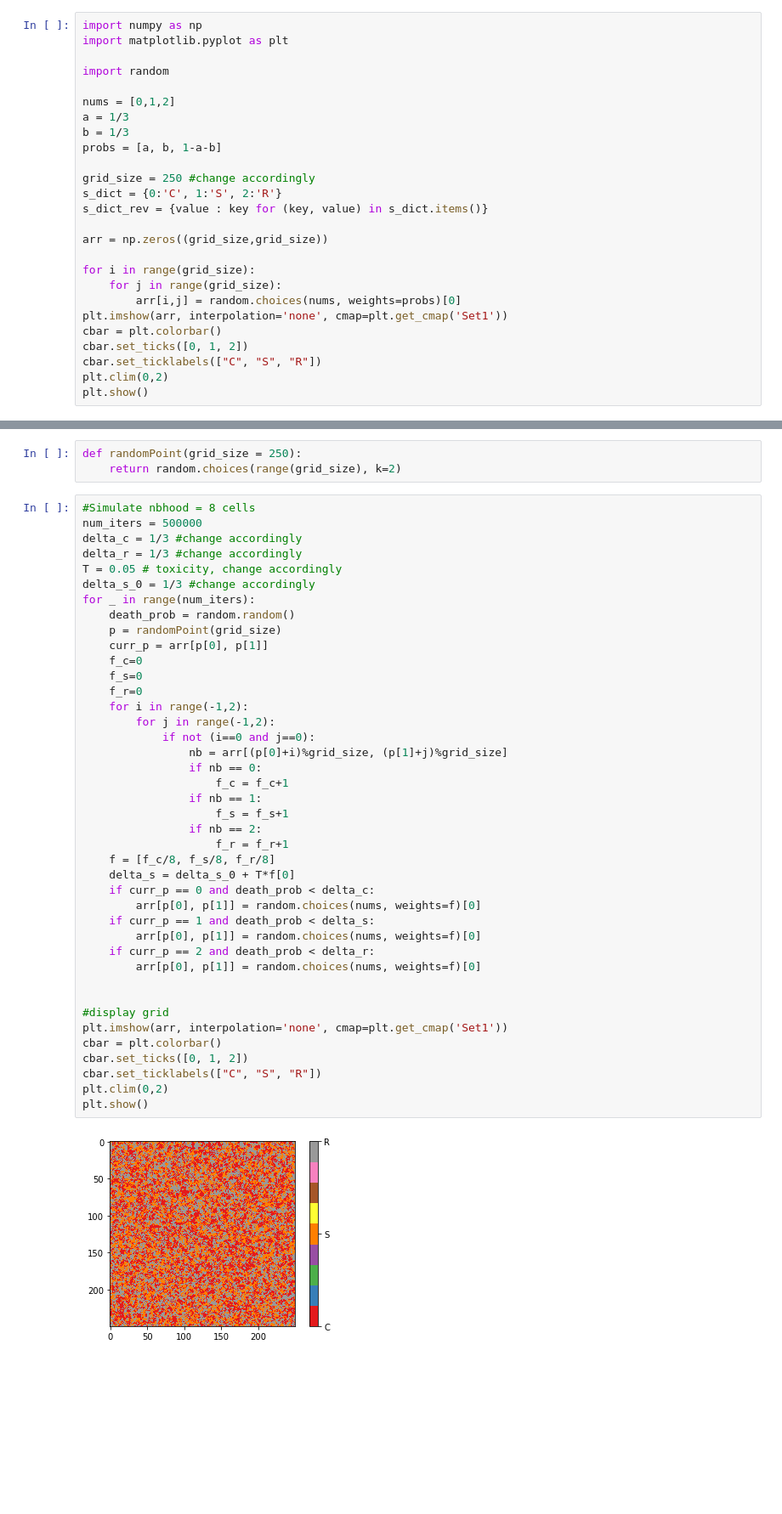
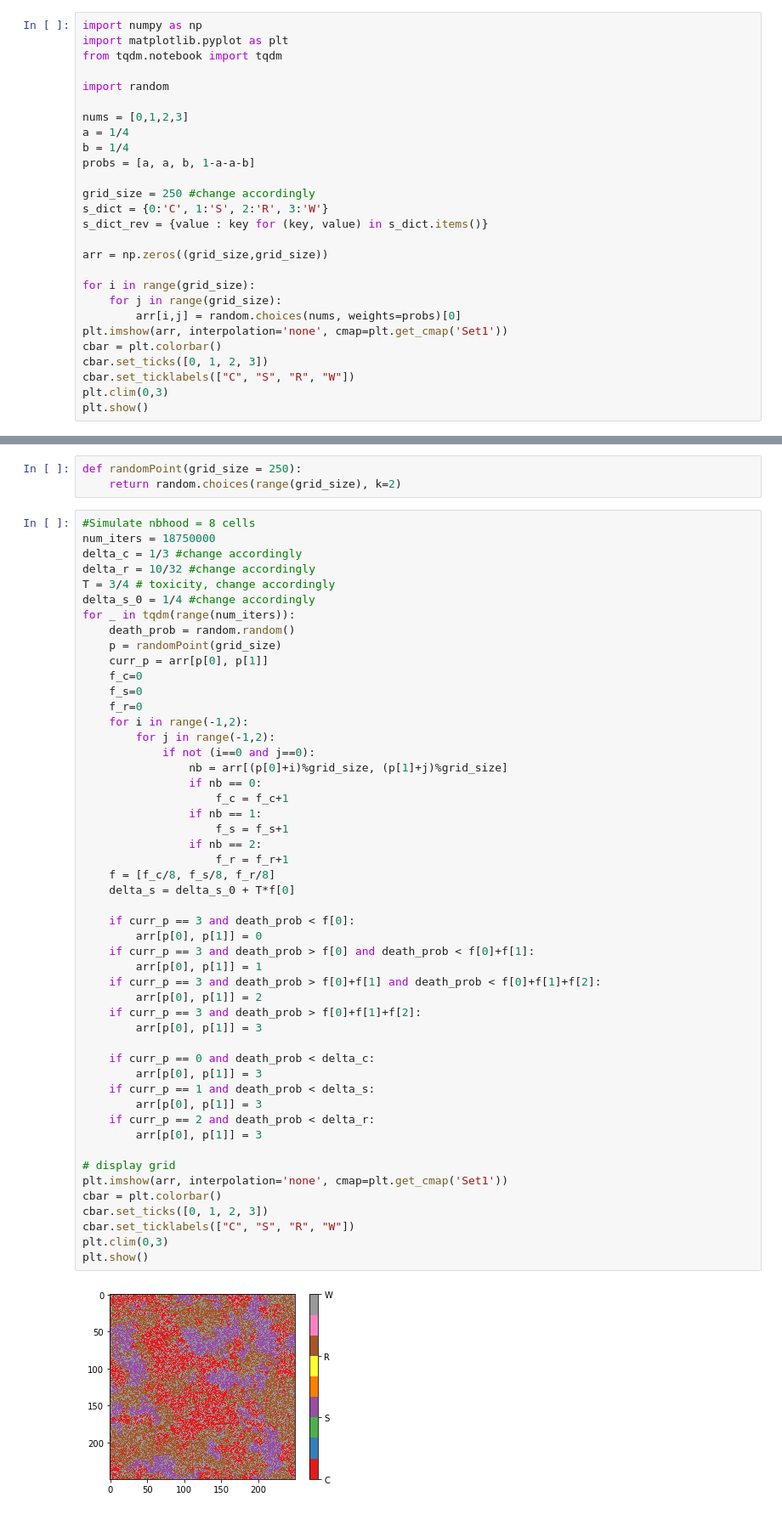
Before and after one commit to Bozcomlekci/CSR_Cell_Competition, a Jupyter notebook: CSR_Simulation.ipynb, the cells around one changed output, grey strips where cells are left out. Shown at 85% size. Cells and saved outputs as stored; diff of their text form; blank space fills up the shorter version.

```diff
--- a/CSR_Simulation.ipynb
+++ b/CSR_Simulation.ipynb
@@ -11,16 +11,17 @@ Link to the article: [Local dispersal promotes biodiversity in a real-life game
 # %%
 import numpy as np
 import matplotlib.pyplot as plt
+from tqdm.notebook import tqdm
 
 import random
 
-nums = [0,1,2]
-a = 1/3
-b = 1/3
-probs = [a, b, 1-a-b]
+nums = [0,1,2,3]
+a = 1/4
+b = 1/4
+probs = [a, a, b, 1-a-a-b]
 
 grid_size = 250 #change accordingly
-s_dict = {0:'C', 1:'S', 2:'R'}
+s_dict = {0:'C', 1:'S', 2:'R', 3:'W'}
 s_dict_rev = {value : key for (key, value) in s_dict.items()}
 
 arr = np.zeros((grid_size,grid_size))
@@ -30,8 +31,8 @@ for i in range(grid_size):
         arr[i,j] = random.choices(nums, weights=probs)[0]
 plt.imshow(arr, interpolation='none', cmap=plt.get_cmap('Set1'))
 cbar = plt.colorbar()
-cbar.set_ticks([0, 1, 2])
-cbar.set_ticklabels(["C", "S", "R"])
-plt.clim(0,2)
+cbar.set_ticks([0, 1, 2, 3])
+cbar.set_ticklabels(["C", "S", "R", "W"])
+plt.clim(0,3)
 plt.show()
 # %% [output]
@@ -41,46 +42,55 @@ def randomPoint(grid_size = 250):
     return random.choices(range(grid_size), k=2)
 # %%
 #Simulate nbhood = 8 cells
-num_iters = 500000
+num_iters = 18750000
 delta_c = 1/3 #change accordingly
-delta_r = 1/3 #change accordingly
-T = 0.05 # toxicity, change accordingly
-delta_s_0 = 1/3 #change accordingly
-for _ in range(num_iters):
+delta_r = 10/32 #change accordingly
+T = 3/4 # toxicity, change accordingly
+delta_s_0 = 1/4 #change accordingly
+for _ in tqdm(range(num_iters)):
     death_prob = random.random()
     p = randomPoint(grid_size)
     curr_p = arr[p[0], p[1]]
     f_c=0
     f_s=0
     f_r=0
     for i in range(-1,2):
         for j in range(-1,2):
             if not (i==0 and j==0):
                 nb = arr[(p[0]+i)%grid_size, (p[1]+j)%grid_size]
                 if nb == 0:
                     f_c = f_c+1
                 if nb == 1:
                     f_s = f_s+1
                 if nb == 2:
                     f_r = f_r+1
     f = [f_c/8, f_s/8, f_r/8]
     delta_s = delta_s_0 + T*f[0]
+
+    if curr_p == 3 and death_prob < f[0]:
+        arr[p[0], p[1]] = 0
+    if curr_p == 3 and death_prob > f[0] and death_prob < f[0]+f[1]:
+        arr[p[0], p[1]] = 1
+    if curr_p == 3 and death_prob > f[0]+f[1] and death_prob < f[0]+f[1]+f[2]:
+        arr[p[0], p[1]] = 2
+    if curr_p == 3 and death_prob > f[0]+f[1]+f[2]:
+        arr[p[0], p[1]] = 3
+
     if curr_p == 0 and death_prob < delta_c:
-        arr[p[0], p[1]] = random.choices(nums, weights=f)[0]
+        arr[p[0], p[1]] = 3
     if curr_p == 1 and death_prob < delta_s:
-        arr[p[0], p[1]] = random.choices(nums, weights=f)[0]
+        arr[p[0], p[1]] = 3
     if curr_p == 2 and death_prob < delta_r:
-        arr[p[0], p[1]] = random.choices(nums, weights=f)[0]
+        arr[p[0], p[1]] = 3
 
-
-#display grid
+# display grid
 plt.imshow(arr, interpolation='none', cmap=plt.get_cmap('Set1'))
 cbar = plt.colorbar()
-cbar.set_ticks([0, 1, 2])
-cbar.set_ticklabels(["C", "S", "R"])
-plt.clim(0,2)
+cbar.set_ticks([0, 1, 2, 3])
+cbar.set_ticklabels(["C", "S", "R", "W"])
+plt.clim(0,3)
 plt.show()
 # %% [output]
-[figure, old version]
+[figure, new version]
 # %%
 #Simulate nbhood global
```
Also changed, not shown: parts of 3 cells of this notebook.
